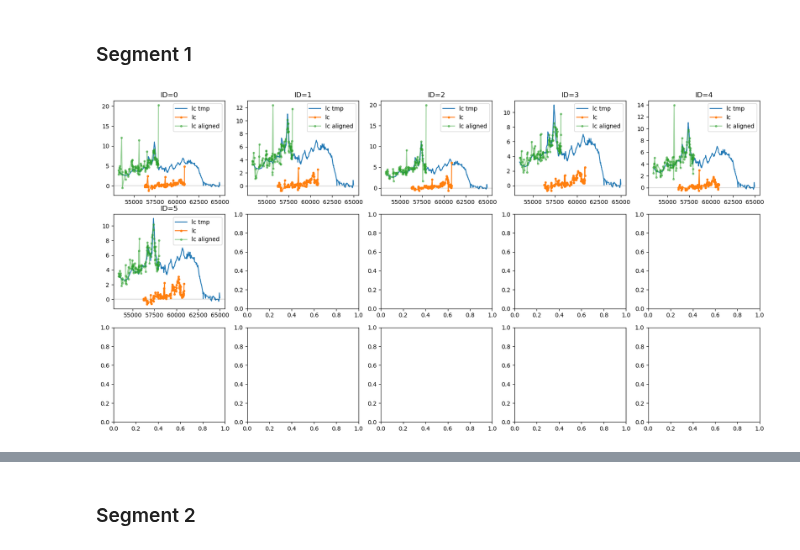
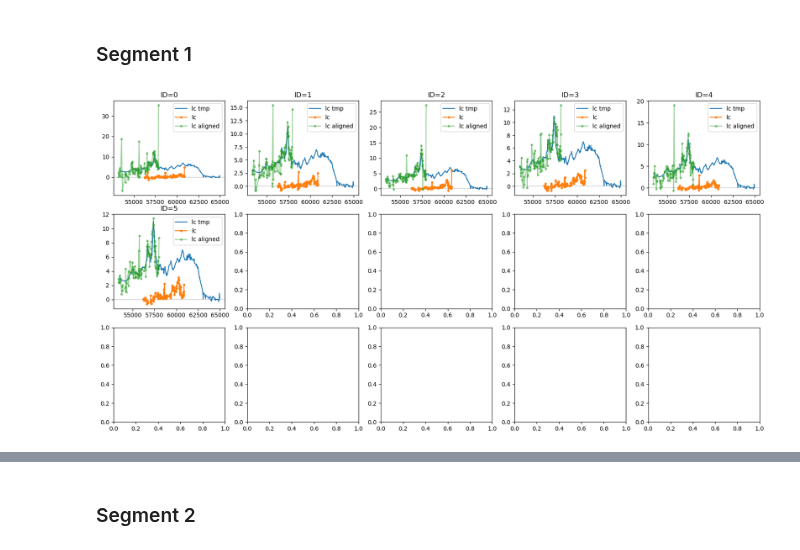
Before and after one commit to xiaolng/EtaCarEchoes, a Jupyter notebook: Iter2_gEtaCarLEs.ipynb, the cells around one changed output, grey strips where cells are left out. Cells and saved outputs as stored; diff of their text form; code cells hidden in the pictures.

```diff
--- a/Iter2_gEtaCarLEs.ipynb
+++ b/Iter2_gEtaCarLEs.ipynb
@@ -98,36 +98,36 @@ tshifts_57 = []
 a_norms_57 = []
 b_offsets_57 = []
 
 for i, df in enumerate(df_list1):
     g_inds = lc_indices(df, n_sigmas=n_sigs1, mJyas2_lms=mJyas2_lms1)
     t2 = df['mjd'][g_inds].values
     f2 = df['mJyas2'][g_inds].values
     f2_err = df['mJyas2_err'][g_inds].values
     t_pk2 = find_t_peak(t2, f2, t_range=[59500,60500])
 
-    tshift, a, b = get_tshift_scale_offset(t1, f1, f1_err, t2, f2, f2_err, t_peaks=[t_pk1, t_pk2])
+    tshift, a, b = get_tshift_scale_offset(t2, f2, f2_err, t1, f1, f1_err, t_peaks=[t_pk2,t_pk1])
 
     tshifts_57.append(tshift)
     a_norms_57.append(a)
     b_offsets_57.append(b)
 
     ax = axs[i]
     ax.plot(t1, f1, label='lc tmp')
     ax.errorbar(t2, f2, label='lc', fmt='.-')
-    ax.errorbar(t2-tshift, f2*a + b, alpha=.5, label='lc aligned', fmt='.-')
+    ax.errorbar(t2+tshift, (f2-b)/a, alpha=.5, label='lc aligned', fmt='.-')
 
     #-------
     # ax.axvline(x=57452, color='k', linewidth=.2)
     # ax.axvline(x=56745, color='k', linewidth=.2, label='tmpl')
     ax.axhline(y=0, color='k', linewidth=.2)
 
     i_ID = str(df['ID'][0])
     ax.legend()
     ax.set_title(f'ID={i_ID}')
 
 plt.show()
 # %% [output]
-[figure, old version]
+[figure, new version]
 # %%
 for i in range(len(tshifts_57)):
     df = df_list1[i]
```
Also changed, not shown: parts of 13 cells of this notebook, 1 other file.
